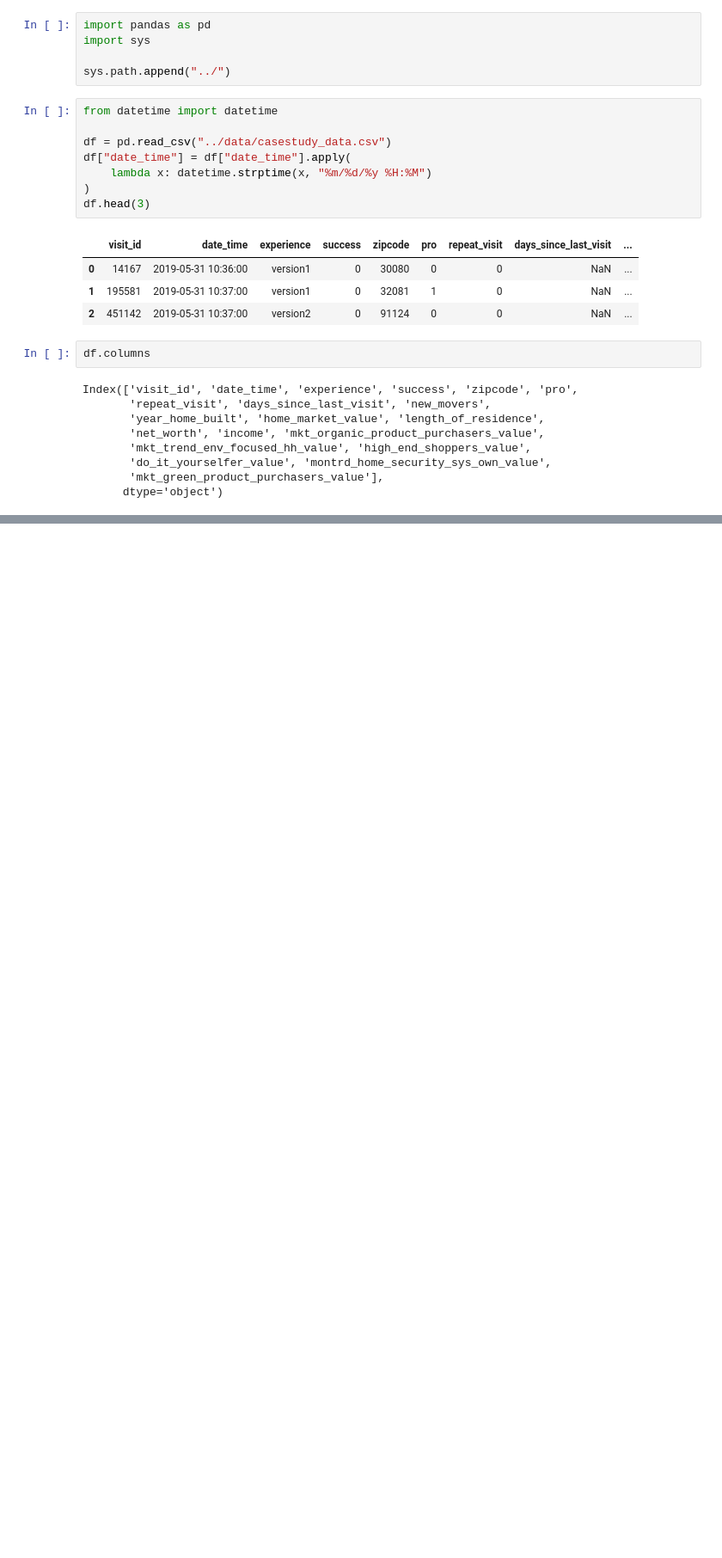
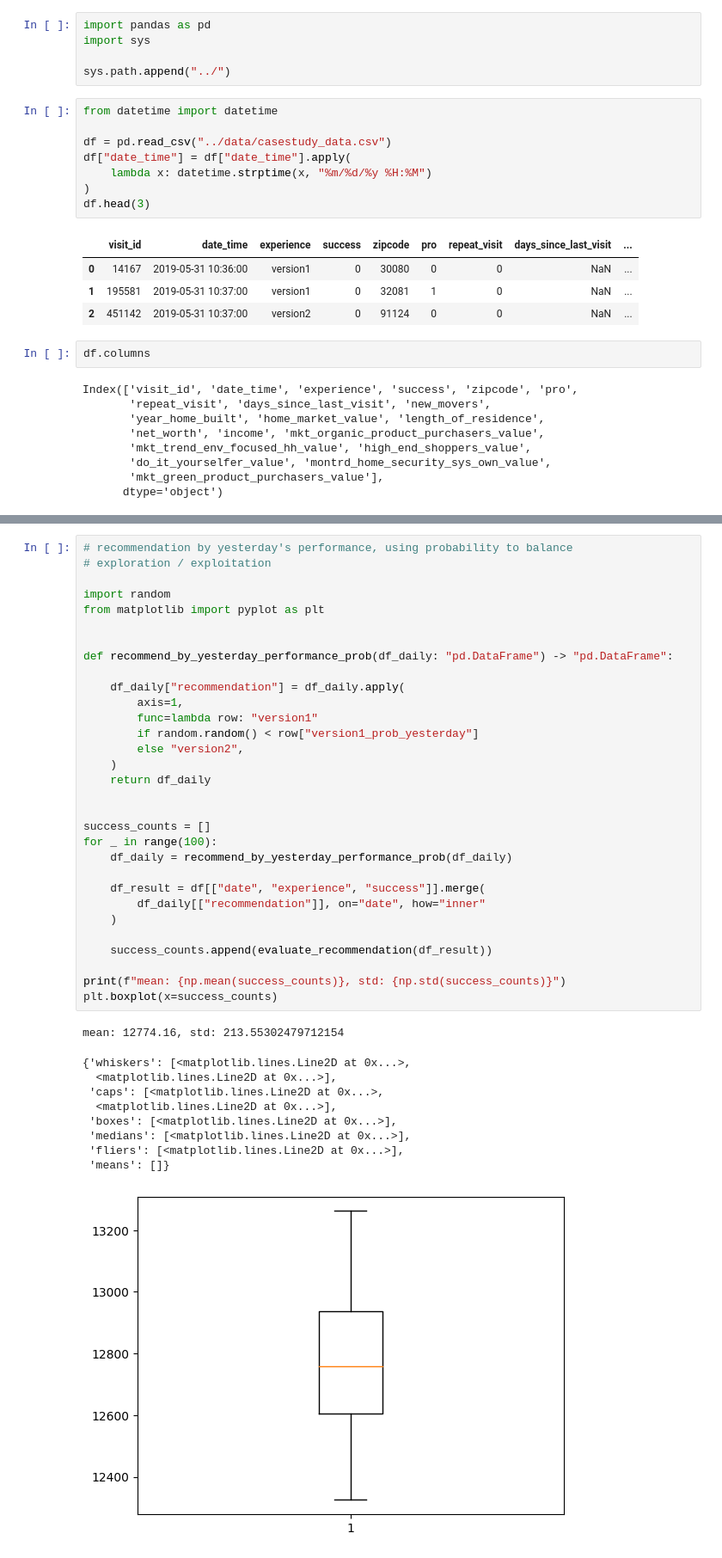
Before and after one commit to ykaitao/reinforcement-learning-for-recommendation, a Jupyter notebook: notebooks/multi-armed-bandit.ipynb, the cells around one changed output, grey strips where cells are left out. Shown at 86% size. Saved outputs shown, nothing was run; the diff lists cells and outputs as text; blank space fills up the shorter version.

```diff
--- a/notebooks/multi-armed-bandit.ipynb
+++ b/notebooks/multi-armed-bandit.ipynb
@@ -112,0 +239,42 @@ df_mab_daily[["version1_value", "version2_value"]].plot()
+# %%
+# recommendation by yesterday's performance, using probability to balance
+# exploration / exploitation
+
+import random
+from matplotlib import pyplot as plt
+
+
+def recommend_by_yesterday_performance_prob(df_daily: "pd.DataFrame") -> "pd.DataFrame":
+
+    df_daily["recommendation"] = df_daily.apply(
+        axis=1,
+        func=lambda row: "version1"
+        if random.random() < row["version1_prob_yesterday"]
+        else "version2",
+    )
+    return df_daily
+
+
+success_counts = []
+for _ in range(100):
+    df_daily = recommend_by_yesterday_performance_prob(df_daily)
+
+    df_result = df[["date", "experience", "success"]].merge(
+        df_daily[["recommendation"]], on="date", how="inner"
+    )
+
+    success_counts.append(evaluate_recommendation(df_result))
+
+print(f"mean: {np.mean(success_counts)}, std: {np.std(success_counts)}")
+plt.boxplot(x=success_counts)
+# %% [output]
+mean: 12774.16, std: 213.55302479712154
+{'whiskers': [<matplotlib.lines.Line2D at 0x...>,
+  <matplotlib.lines.Line2D at 0x...>],
+ 'caps': [<matplotlib.lines.Line2D at 0x...>,
+  <matplotlib.lines.Line2D at 0x...>],
+ 'boxes': [<matplotlib.lines.Line2D at 0x...>],
+ 'medians': [<matplotlib.lines.Line2D at 0x...>],
+ 'fliers': [<matplotlib.lines.Line2D at 0x...>],
+ 'means': []}
+[figure, added]
```
Also changed, not shown: parts of 12 cells of this notebook.
